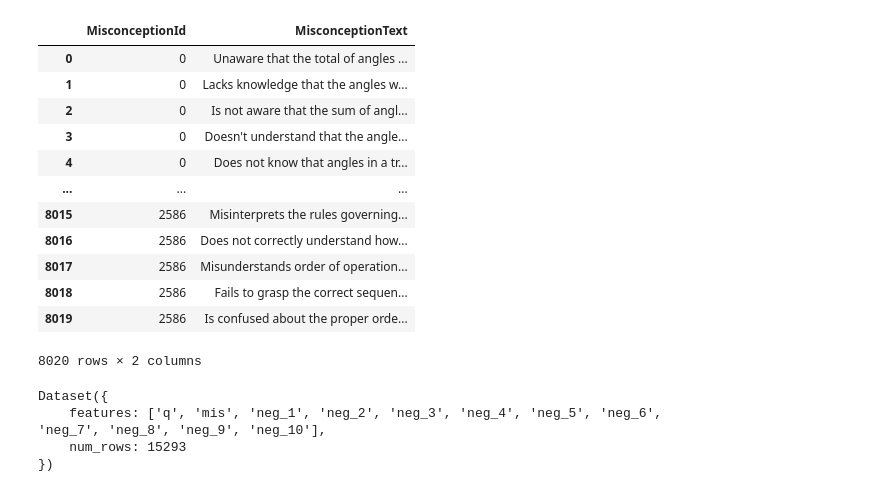
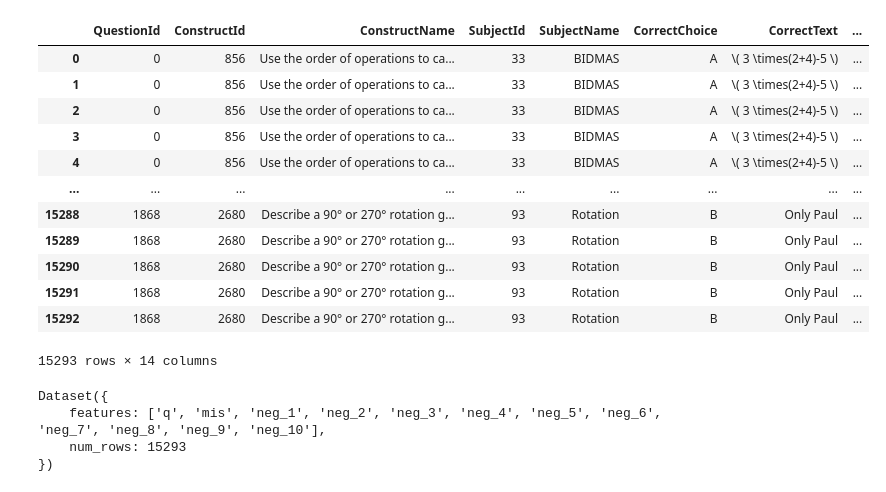
Before and after one commit to evanarlian/kaggle-eedi, a Jupyter notebook: train_sts.ipynb, the cells around one changed output. Drawn from its saved outputs; the diff is of its cells as text; code cells hidden in the pictures.

Commit message:
now dataset is super clean i like it

```diff
--- a/train_sts.ipynb
+++ b/train_sts.ipynb
@@ -34,11 +40,14 @@ import random
 # %%
-# load model
-model_name = "Alibaba-NLP/gte-large-en-v1.5"
-model = SentenceTransformer(model_name, trust_remote_code=True)
-model_ = AutoModel.from_pretrained(model_name, trust_remote_code=True).cuda()
-tokenizer_ = AutoTokenizer.from_pretrained(model_name)
-# load data
-all_mis_texts = pd.read_csv("data/misconception_mapping.csv")["MisconceptionName"].tolist()
+# load paraphrased misconception
+df_mis = pd.read_csv("data/eedi-paraphrased/misconception_mapping.csv")
+orig_mis = (
+    df_mis[~df_mis["MisconceptionAiCreated"]]
+    .sort_values("MisconceptionId")["MisconceptionText"]
+    .tolist()
+)
+assert len(orig_mis) == 2587
+
+# load paraphrased train
 df = pd.read_csv("data/eedi-paraphrased/train.csv")
 df["QuestionComplete"] = (
     "Subject: "
@@ -53,8 +62,10 @@ df["QuestionComplete"] = (
     + df["WrongText"]
     + "."
 )
+
+# split to train (w miscons) and val (w/o miscons)
 gss = GroupShuffleSplit(n_splits=1, train_size=0.7, random_state=42)
 train_idx, val_idx = next(gss.split(df, groups=df["QuestionId"]))
-df_train = df.iloc[train_idx]
+df_train = df.iloc[train_idx].reset_index(drop=True)
 df_val = df.iloc[val_idx]
-df_val = df_val[~df_val["QuestionAiCreated"] & ~df_val["MisconceptionAiCreated"]].reset_index(drop=True)
+df_val = df_val[~df_val["QuestionAiCreated"]].reset_index(drop=True)
@@ -83,26 +72,19 @@ df_q
-# %%
-# NOTE: this is not a bug, we look for misconceptions from the full dataset, not train dataset
-df_m = (
-    temp[["MisconceptionId", "MisconceptionText"]]
-    .sort_values("MisconceptionId")
-    .drop_duplicates()
-    .reset_index(drop=True)
-)
-df_m
-# %% [output]
-|  | MisconceptionId | MisconceptionText |
-| 0 | 0 | Unaware that the total of angles ... |
-| 1 | 0 | Lacks knowledge that the angles w... |
-| 2 | 0 | Is not aware that the sum of angl... |
-| 3 | 0 | Doesn't understand that the angle... |
-| 4 | 0 | Does not know that angles in a tr... |
-| ... | ... | ... |
-| 8015 | 2586 | Misinterprets the rules governing... |
-| 8016 | 2586 | Does not correctly understand how... |
-| 8017 | 2586 | Misunderstands order of operation... |
-| 8018 | 2586 | Fails to grasp the correct sequen... |
-| 8019 | 2586 | Is confused about the proper orde... |
-8020 rows × 2 columns
+# %%
+df_train
+# %% [output]
+|  | QuestionId | ConstructId | ConstructName | SubjectId | SubjectName | CorrectChoice | CorrectText | ... |
+| 0 | 0 | 856 | Use the order of operations to ca... | 33 | BIDMAS | A | \( 3 \times(2+4)-5 \) | ... |
+| 1 | 0 | 856 | Use the order of operations to ca... | 33 | BIDMAS | A | \( 3 \times(2+4)-5 \) | ... |
+| 2 | 0 | 856 | Use the order of operations to ca... | 33 | BIDMAS | A | \( 3 \times(2+4)-5 \) | ... |
+| 3 | 0 | 856 | Use the order of operations to ca... | 33 | BIDMAS | A | \( 3 \times(2+4)-5 \) | ... |
+| 4 | 0 | 856 | Use the order of operations to ca... | 33 | BIDMAS | A | \( 3 \times(2+4)-5 \) | ... |
+| ... | ... | ... | ... | ... | ... | ... | ... | ... |
+| 15288 | 1868 | 2680 | Describe a 90° or 270° rotation g... | 93 | Rotation | B | Only Paul | ... |
+| 15289 | 1868 | 2680 | Describe a 90° or 270° rotation g... | 93 | Rotation | B | Only Paul | ... |
+| 15290 | 1868 | 2680 | Describe a 90° or 270° rotation g... | 93 | Rotation | B | Only Paul | ... |
+| 15291 | 1868 | 2680 | Describe a 90° or 270° rotation g... | 93 | Rotation | B | Only Paul | ... |
+| 15292 | 1868 | 2680 | Describe a 90° or 270° rotation g... | 93 | Rotation | B | Only Paul | ... |
+15293 rows × 14 columns
 # %%
 @torch.inference_mode()
 def batched_inference(model, tokenizer, texts: list[str], bs: int, desc: str) -> Tensor:
```
Also changed, not shown: parts of 18 cells of this notebook.
